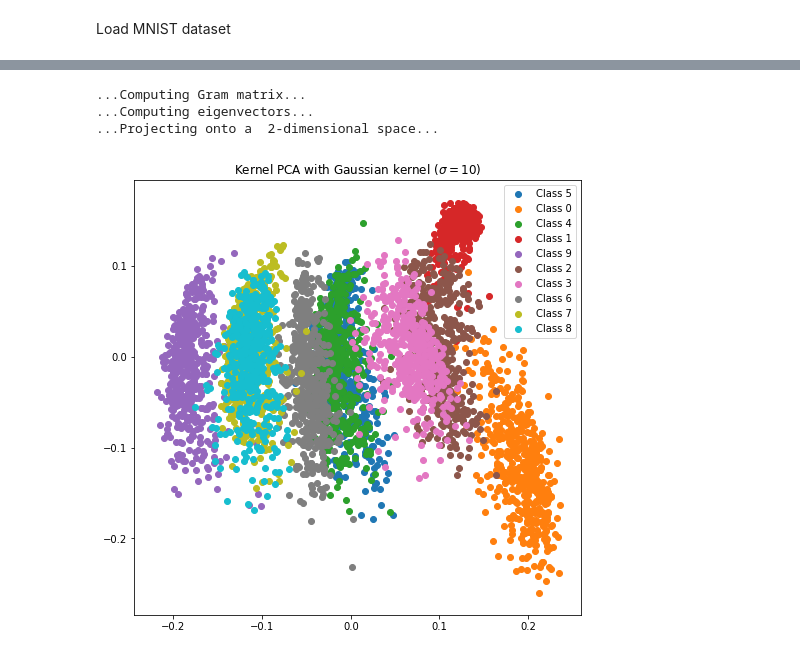
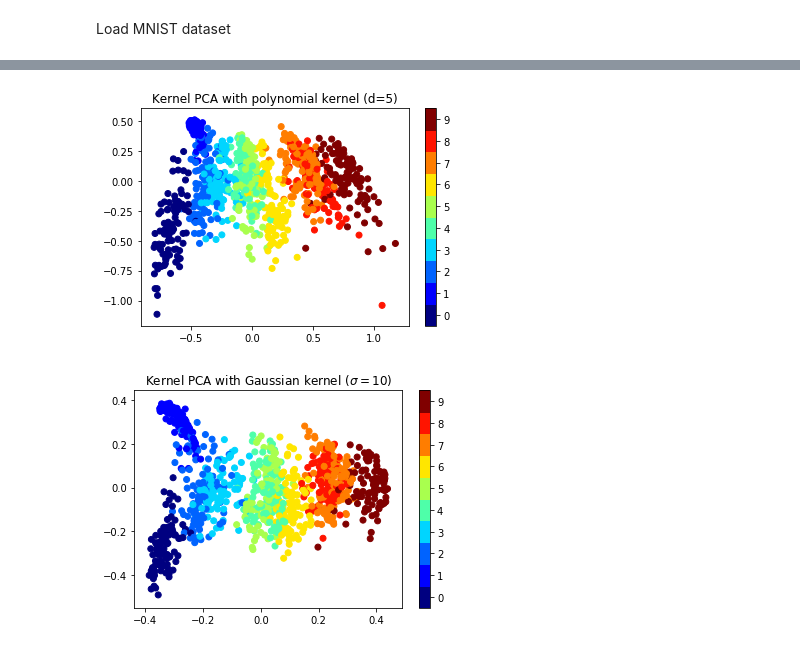
Before and after one commit to afiliot/Non-Linear-Dimensionality-Reduction, a Jupyter notebook: notebook.ipynb, the cells around one changed output, grey strips where cells are left out. Saved outputs shown, nothing was run; the diff lists cells and outputs as text; code cells hidden in the pictures.

```diff
--- a/notebook.ipynb
+++ b/notebook.ipynb
@@ -170,11 +353,11 @@ plot_results([train_new], figsize=(6, 6), titles=['Kernel PCA with polynomial ke
 # %%
-X, titles = [], []
-data = np.array(synthetic_noise(1000, 100, 40, 1, False))
+plt.figure(figsize=(16, 12))
 method = gaussian
-for sigma in [1, 5, 10, 20, 30, 40, 50, 60, 70]:
-    kpca = kernelPCA(method, {'sigma': sigma}, 2)
+for i, sigma in enumerate([1, 5, 10, 20, 30, 40, 50, 60, 70]):
+    kpca = kernelPCA(method, {'sigma': sigma}, 2, verbose=False)
     train_new = kpca.fit_transform(data)
-    X.append(train_new)
-    titles.append(r'Kernel PCA with Gaussian kernel ($\sigma={:3.0f}$)'.format(sigma))
-plot_results(X, figsize=(15, 15), titles=titles, grid=(3, 3))
+    plt.subplot(3, 3, i+1)
+    plot_results(train_new, title=r'KPCA with Gaussian kernel ($\sigma={:3.0f}$)'.format(sigma))
+plt.subplots_adjust()
+plt.show()
 # %% [output]
@@ -198,0 +420,11 @@ plot_results(X, figsize=(15, 15), titles=titles, grid=(3, 3))
+# %%
+data, color = datasets.samples_generator.make_swiss_roll(1000, noise=0)
+plt.figure(figsize=(16, 12))
+method = gaussian
+for i, (k, t) in enumerate(zip([1, 5, 15, 1, 5, 15, 1, 5, 15], [5, 5, 5, 10, 10, 10, 1e3, 1e3, 1e3])):
+    L=LEM(k=k, p=2, gamma=t, verbose=False)
+    train_new = L.fit_transform(data, data[:, -1], reg=1e-3)
+    plt.subplot(3, 3, i+1)
+    plot_results(train_new, title='LEM ($k={:3.0f}, t={:3.0f}$)'.format(k, gamma), color=color)
+plt.subplots_adjust()
+plt.show()
@@ -198,0 +433,10 @@ plot_results(X, figsize=(15, 15), titles=titles, grid=(3, 3))
+# %%
+plt.figure(figsize=(16, 12))
+method = gaussian
+for i, sigma in enumerate([0.05, 0.1, 0.5, 1, 2, 5, 10, 20, 50]):
+    kpca = kernelPCA(method, {'sigma': sigma}, 2, verbose=False)
+    train_new = kpca.fit_transform(data)
+    plt.subplot(3, 3, i+1)
+    plot_results(train_new, title=r'KPCA with Gaussian kernel ($\sigma={:3.0f}$)'.format(sigma), color=color)
+plt.subplots_adjust()
+plt.show()
@@ -219,12 +479,17 @@ train, valid, test = load_data(path)
+# %%
+data = np.array(train[:1000])
+method = polynomial
+kpca = kernelPCA(method, {'d': 8}, 2)
+train_new = kpca.fit_transform(data)
+plot_results(train_new, title='Kernel PCA with polynomial kernel (d=5)')
+# %% [output]
+[figure, added]
 # %%
-data = np.array(train[:5000])
-method = polynomial
+data = np.array(train[:1000])
+method = gaussian
 sigma = 10
-kpca = kernelPCA(method, {'d': 1}, 2)
+kpca = kernelPCA(method, {'sigma': sigma}, 2)
 train_new = kpca.fit_transform(data)
-plot_results([train_new], figsize=(8, 8), titles=[r'Kernel PCA with Gaussian kernel ($\sigma={:3.0f}$)'.format(sigma)], grid=(1, 1))
+plot_results(train_new, title=r'Kernel PCA with Gaussian kernel ($\sigma={:3.0f}$)'.format(sigma))
 # %% [output]
-...Computing Gram matrix...
-...Computing eigenvectors...
-...Projecting onto a  2-dimensional space...
-[figure, old version]
+[figure, new version]
```
Also changed, not shown: parts of 22 cells of this notebook.
